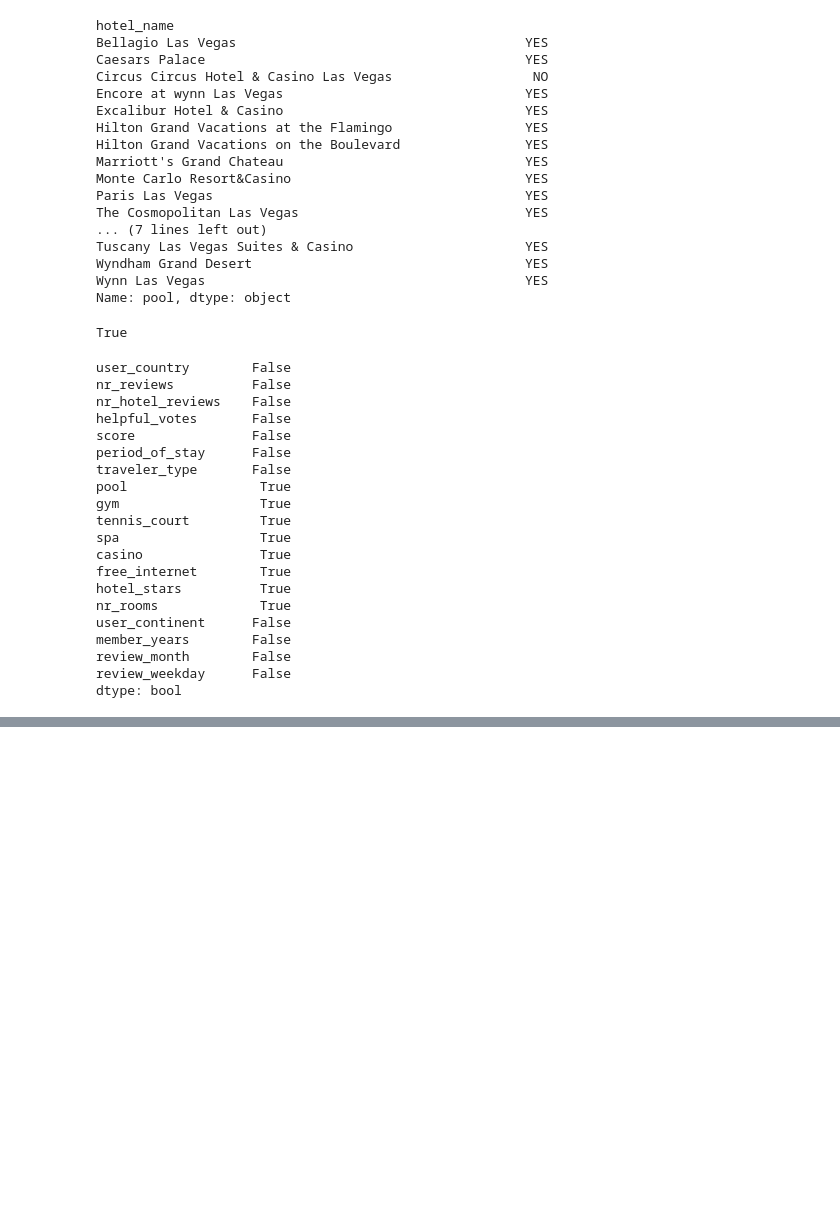
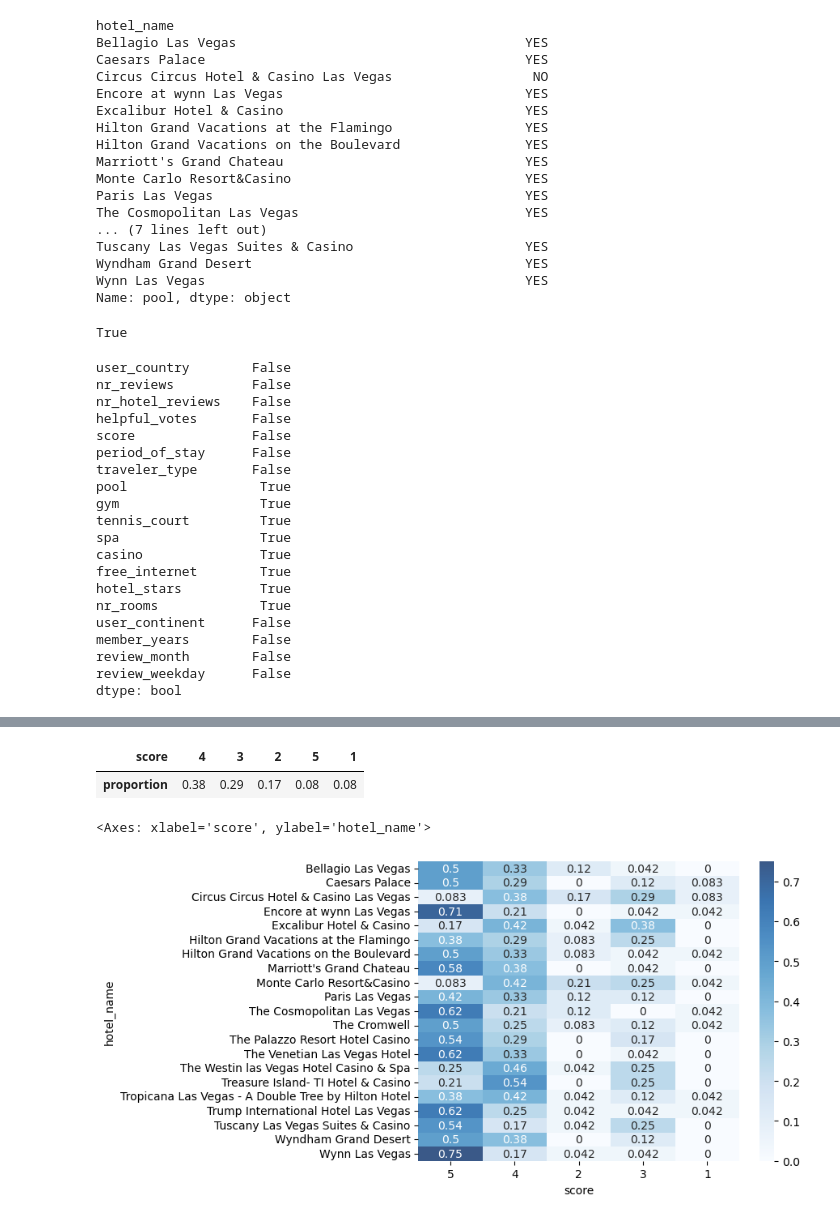
Before and after one commit to scottstossel/python-practice, a Jupyter notebook: PandasAggregations.ipynb, the cells around one changed output, grey strips where cells are left out. Cells and saved outputs as stored; diff of their text form; code cells hidden in the pictures; blank space fills up the shorter version.

Commit message:
split apply combine

```diff
--- a/PandasAggregations.ipynb
+++ b/PandasAggregations.ipynb
@@ -378,0 +381,2 @@ hotel_df.to_csv('hotels.csv')
+# %%
+by_hotel = Vegas.groupby('hotel_name')
@@ -378,0 +488,16 @@ hotel_df.to_csv('hotels.csv')
+# %%
+def score_detail_2(group):
+    return pd.DataFrame(group.score.value_counts(normalize=True)).T
+# %%
+score_detail_2(sample_group)
+# %% [output]
+| score | 4 | 3 | 2 | 5 | 1 |
+| proportion | 0.38 | 0.29 | 0.17 | 0.08 | 0.08 |
+# %%
+score_df = by_hotel.apply(score_detail_2).reset_index(level = 1, drop=True).fillna(0)
+# %%
+import seaborn as sns
+sns.heatmap(score_df, annot=True, cmap='Blues', alpha=.8)
+# %% [output]
+<Axes: xlabel='score', ylabel='hotel_name'>
+[figure, added]
```
Also changed, not shown: parts of 14 cells of this notebook.
